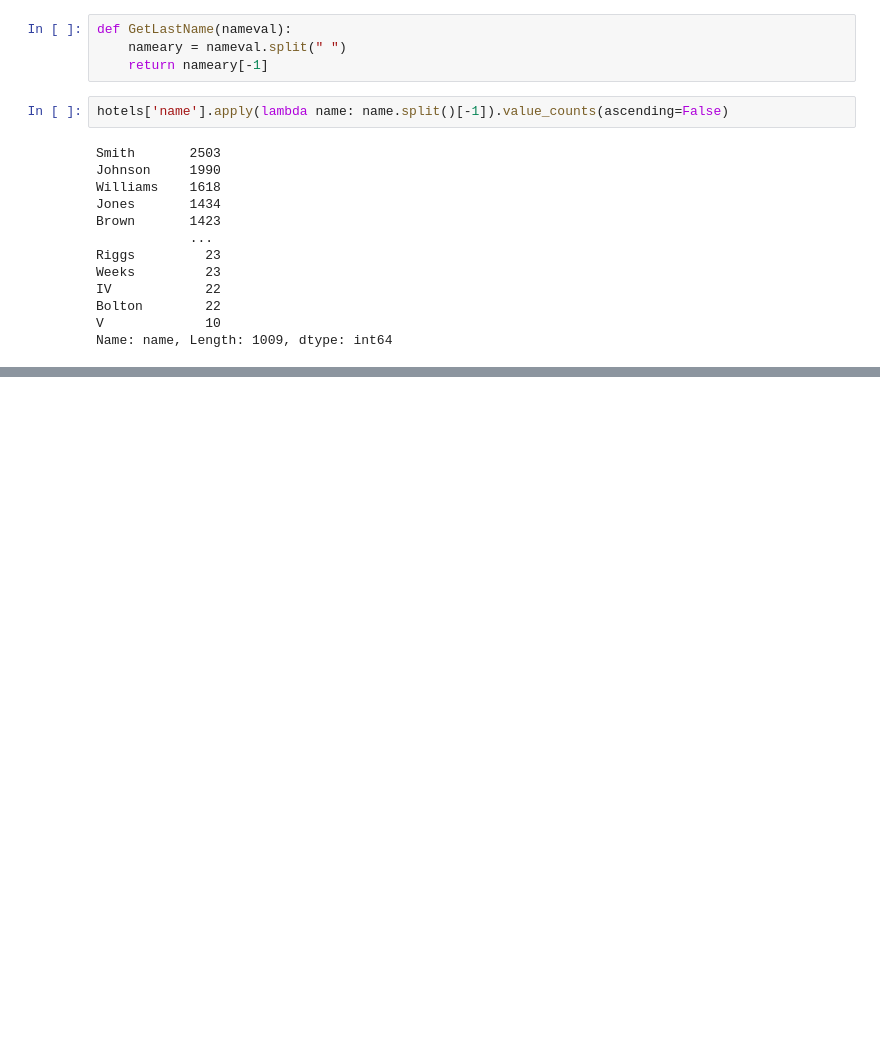
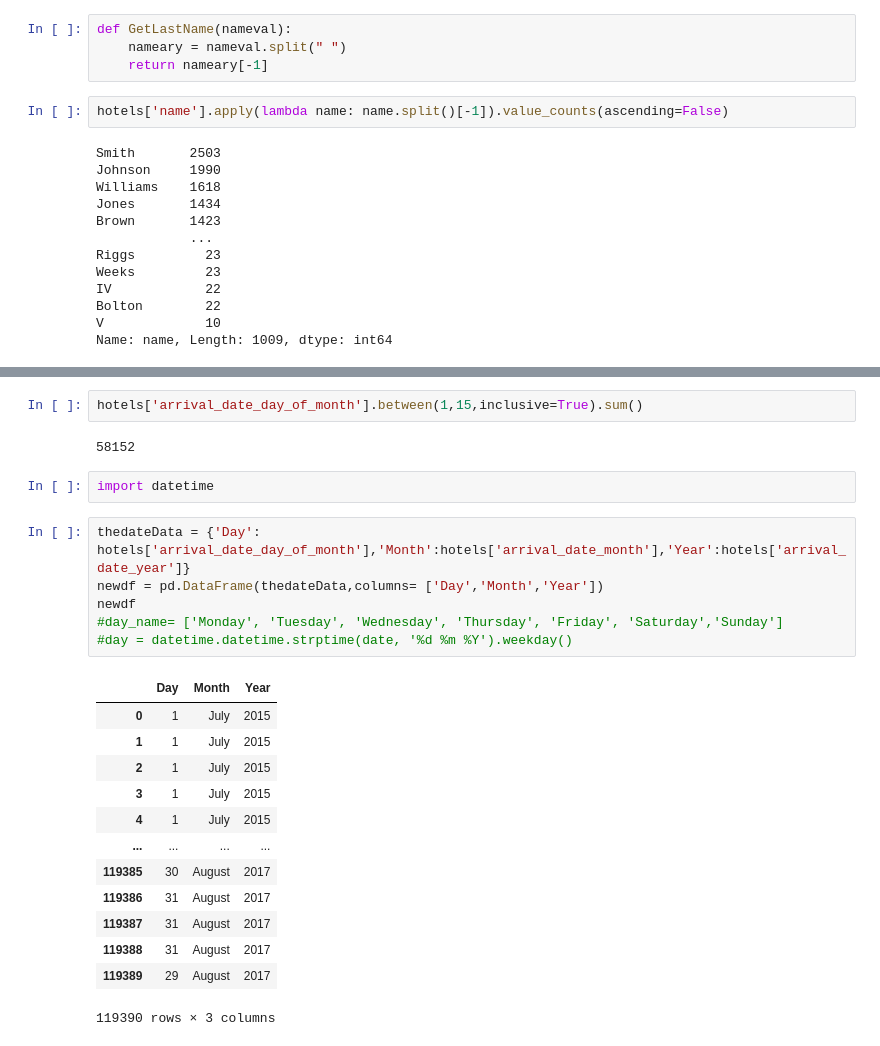
Before and after one commit to kellyjj/pythonMLClass, a Jupyter notebook: lesson5Excercise.ipynb, the cells around one changed output, grey strips where cells are left out. Cells and saved outputs as stored; diff of their text form; blank space fills up the shorter version.

```diff
--- a/lesson5Excercise.ipynb
+++ b/lesson5Excercise.ipynb
@@ -167,0 +236,26 @@ Name: name, Length: 1009, dtype: int64
+# %%
+hotels['arrival_date_day_of_month'].between(1,15,inclusive=True).sum()
+# %% [output]
+58152
+# %%
+import datetime
+# %%
+thedateData = {'Day': hotels['arrival_date_day_of_month'],'Month':hotels['arrival_date_month'],'Year':hotels['arrival_date_year']}
+newdf = pd.DataFrame(thedateData,columns= ['Day','Month','Year'])
+newdf
+#day_name= ['Monday', 'Tuesday', 'Wednesday', 'Thursday', 'Friday', 'Saturday','Sunday']
+#day = datetime.datetime.strptime(date, '%d %m %Y').weekday()
+# %% [output]
+|  | Day | Month | Year |
+| 0 | 1 | July | 2015 |
+| 1 | 1 | July | 2015 |
+| 2 | 1 | July | 2015 |
+| 3 | 1 | July | 2015 |
+| 4 | 1 | July | 2015 |
+| ... | ... | ... | ... |
+| 119385 | 30 | August | 2017 |
+| 119386 | 31 | August | 2017 |
+| 119387 | 31 | August | 2017 |
+| 119388 | 31 | August | 2017 |
+| 119389 | 29 | August | 2017 |
+119390 rows × 3 columns
```
Also changed, not shown: parts of 6 cells of this notebook.
